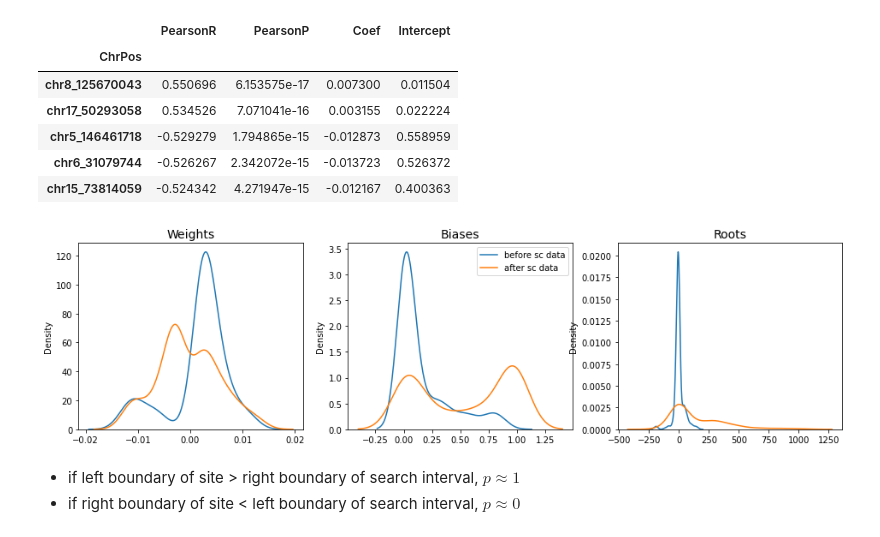
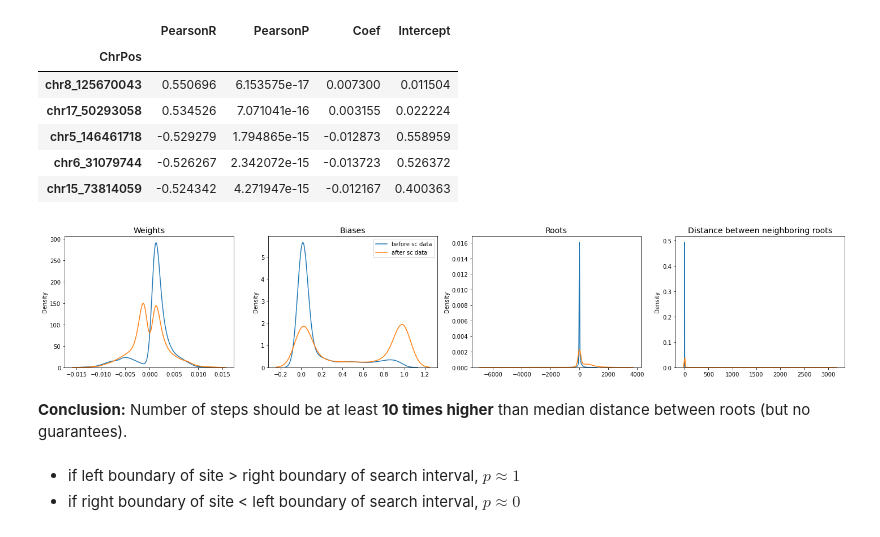
Before and after one commit to ComputationalAgingLab/single-cell-methylation-fake, a Jupyter notebook: proof.ipynb, the cells around one changed output. Drawn from its saved outputs; the diff is of its cells as text; code cells hidden in the pictures.

```diff
--- a/proof.ipynb
+++ b/proof.ipynb
@@ -85,7 +87,7 @@ n_corrected_sites = clocks['PearsonP'][multipletests(clocks['PearsonP'], method=
 print(f'Survived after {method} correction {n_corrected_sites} sites at s.level={alpha}')
 
 #get top n from them based on the absolute value of correlation
-top = 300
+top = 5000
 top_idx = clocks['PearsonR'].abs().sort_values(ascending=False)[:top].index
 top_sites = clocks.loc[top_idx]
 
@@ -93,6 +95,7 @@ top_sites = clocks.loc[top_idx]
 w_ = np.asarray(top_sites['Coef'])
 b_ = np.asarray(top_sites['Intercept'])
 roots_ = -b_ / w_ #polynomial roots before single cell data
+dist_ = np.diff(np.sort(roots_))
 
 # make an artificial signle cell methylation data (sampled from binomial distribution)
 p_nonmet = 0.5
@@ -102,8 +105,11 @@ mask = np.random.binomial(1, p=p_nonmet, size=top).astype(bool)
 w = np.array([-wi if m==False else wi for m, wi in zip(mask, w_)])
 b = np.array([1-bi if m==False else bi for m, bi in zip(mask, b_)])
 roots = -b / w #polynomial roots after single cell data
+dist = np.diff(np.sort(roots))
 
 print('Correlation weights and biases before data', np.round(np.corrcoef(w_, b_)[0,1], 3))
 print('Correlation weights and biases after data', np.round(np.corrcoef(w, b)[0,1], 3))
+print('Median distance between roots before data:', np.round(np.median(dist_), 3))
+print('Median distance between roots after data:', np.round(np.median(dist), 3))
 # %% [output]
 Survived after bonferroni correction 247 sites at s.level=0.01
@@ -120,23 +128,30 @@ top_sites.head()
 | chr6_31079744 | -0.526267 | 2.342072e-15 | -0.013723 | 0.526372 |
 | chr15_73814059 | -0.524342 | 4.271947e-15 | -0.012167 | 0.400363 |
 # %%
-fig, axes = plt.subplots(1, 3, figsize=(16, 4))
+fig, axes = plt.subplots(1, 4, figsize=(20, 4))
 axes[0].set_title('Weights', fontsize=14)
 sns.kdeplot(w_, label='before sc data', ax=axes[0])
 sns.kdeplot(w, label='after sc data', ax=axes[0])
 
 axes[1].set_title('Biases', fontsize=14)
 sns.kdeplot(b_, label='before sc data', ax=axes[1])
 sns.kdeplot(b, label='after sc data', ax=axes[1])
 
 axes[2].set_title('Roots', fontsize=14)
 sns.kdeplot(roots_, label='before sc data', ax=axes[2])
 sns.kdeplot(roots, label='after sc data', ax=axes[2])
 
+axes[3].set_title('Distance between neighboring roots', fontsize=14)
+sns.kdeplot(dist_, label='before sc data', ax=axes[3])
+sns.kdeplot(dist, label='after sc data', ax=axes[3])
+
 axes[1].legend()
+plt.tight_layout()
 plt.show()
 # %% [output]
-[figure, old version]
+[figure, new version]
+# %% [markdown]
+**Conclusion:** Number of steps should be at least **10 times higher** than median distance between roots (but no guarantees).
 # %% [markdown]
 * if left boundary of site > right boundary of search interval, $p \approx 1$
 * if right boundary of site < left boundary of search interval, $p \approx 0$
```
Also changed, not shown: parts of 46 cells of this notebook, 2 other files.
